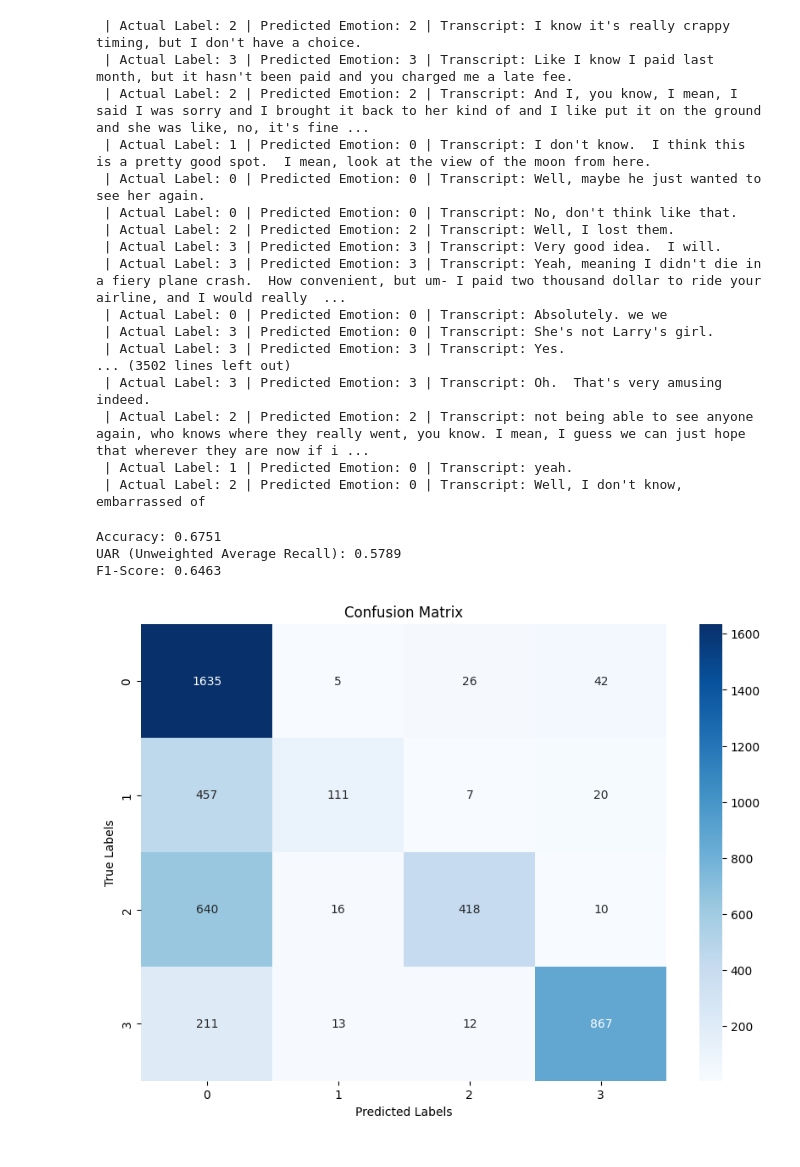
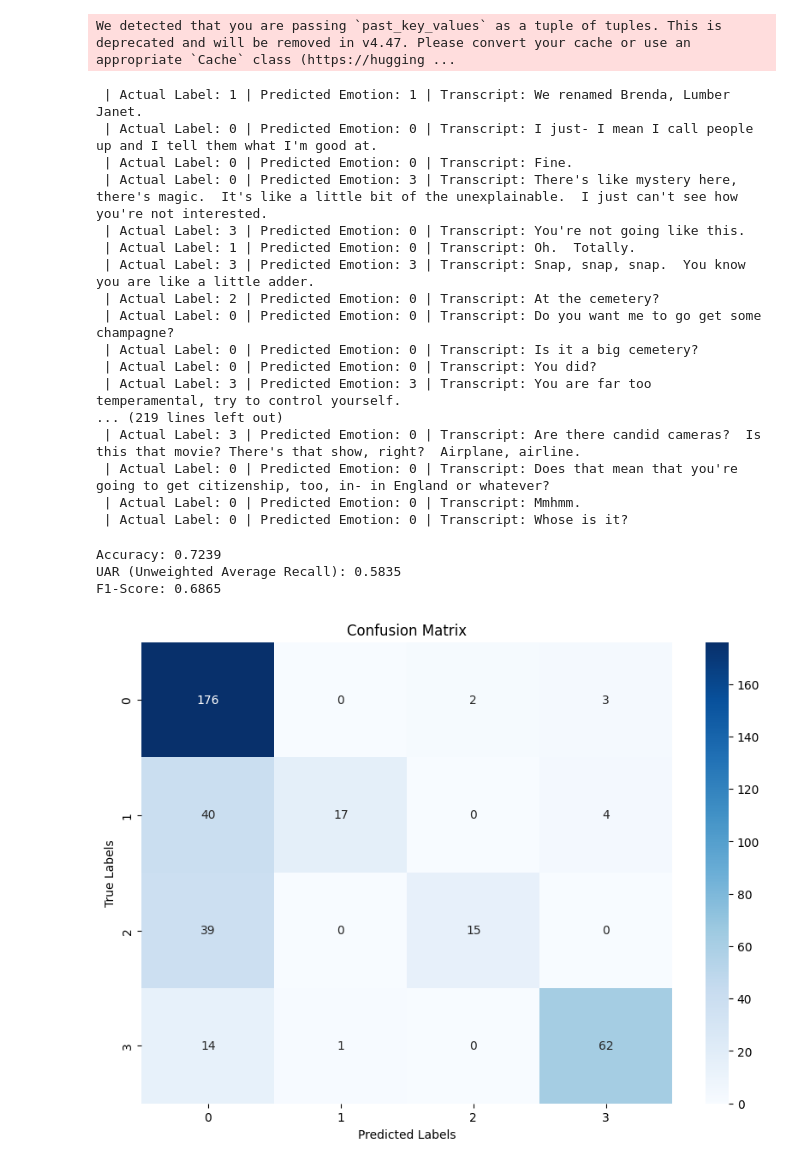
Before and after one commit to wasef-c/EmoSpeech, a Jupyter notebook: QWEN/qwen2audio.ipynb, the cells around one changed output. Saved outputs shown, nothing was run; the diff lists cells and outputs as text; code cells hidden in the pictures.

```diff
--- a/QWEN/qwen2audio.ipynb
+++ b/QWEN/qwen2audio.ipynb
@@ -41,6 +98,7 @@ from io import BytesIO
 from transformers import AutoProcessor, Qwen2AudioForConditionalGeneration
 import librosa
 import warnings
+import csv
 warnings.filterwarnings("ignore", message="It is strongly recommended to pass the `sampling_rate` argument")
 # Map emotions to numbers
 emotion_mapping = {
@@ -54,7 +112,7 @@ emotion_mapping = {
 # # Load processor and model
 # processor = AutoProcessor.from_pretrained("Qwen/Qwen2-Audio-7B-Instruct")
 # model = Qwen2AudioForConditionalGeneration.from_pretrained("Qwen/Qwen2-Audio-7B-Instruct", device_map="auto")
-csv_file = "emotion_results_all.csv"
+csv_file = "emotion_results_937_trainsplit_e40.csv"
 fieldnames = ["Transcript", "Label", "Predicted Emotion", "Mapped Value", "speaker_id"]
 with open(csv_file, mode="w", newline="") as file:
     writer = csv.DictWriter(file, fieldnames=fieldnames)
@@ -168,58 +226,59 @@ for i in range(len(ds)):
     # del input_features
     torch.cuda.empty_cache()  # Optional: Clears the GPU cache
 # %% [output]
- | Actual Label: 2 | Predicted Emotion: 2 | Transcript: I know it's really crappy timing, but I don't have a choice.
- | Actual Label: 3 | Predicted Emotion: 3 | Transcript: Like I know I paid last month, but it hasn't been paid and you charged me a late fee.
- | Actual Label: 2 | Predicted Emotion: 2 | Transcript: And I, you know, I mean, I said I was sorry and I brought it back to her kind of and I like put it on the ground and she was like, no, it's fine ...
- | Actual Label: 1 | Predicted Emotion: 0 | Transcript: I don't know.  I think this is a pretty good spot.  I mean, look at the view of the moon from here.
- | Actual Label: 0 | Predicted Emotion: 0 | Transcript: Well, maybe he just wanted to see her again.
- | Actual Label: 0 | Predicted Emotion: 0 | Transcript: No, don't think like that.
- | Actual Label: 2 | Predicted Emotion: 2 | Transcript: Well, I lost them.
- | Actual Label: 3 | Predicted Emotion: 3 | Transcript: Very good idea.  I will.
- | Actual Label: 3 | Predicted Emotion: 3 | Transcript: Yeah, meaning I didn't die in a fiery plane crash.  How convenient, but um- I paid two thousand dollar to ride your airline, and I would really  ...
- | Actual Label: 0 | Predicted Emotion: 0 | Transcript: Absolutely. we we
- | Actual Label: 3 | Predicted Emotion: 0 | Transcript: She's not Larry's girl.
- | Actual Label: 3 | Predicted Emotion: 3 | Transcript: Yes.
-... (3502 lines left out)
- | Actual Label: 3 | Predicted Emotion: 3 | Transcript: Oh.  That's very amusing indeed.
- | Actual Label: 2 | Predicted Emotion: 2 | Transcript: not being able to see anyone again, who knows where they really went, you know. I mean, I guess we can just hope that wherever they are now if i ...
- | Actual Label: 1 | Predicted Emotion: 0 | Transcript: yeah.
- | Actual Label: 2 | Predicted Emotion: 0 | Transcript: Well, I don't know, embarrassed of
+We detected that you are passing `past_key_values` as a tuple of tuples. This is deprecated and will be removed in v4.47. Please convert your cache or use an appropriate `Cache` class (https://hugging ...
+ | Actual Label: 1 | Predicted Emotion: 1 | Transcript: We renamed Brenda, Lumber Janet.
+ | Actual Label: 0 | Predicted Emotion: 0 | Transcript: I just- I mean I call people up and I tell them what I'm good at.
+ | Actual Label: 0 | Predicted Emotion: 0 | Transcript: Fine.
+ | Actual Label: 0 | Predicted Emotion: 3 | Transcript: There's like mystery here, there's magic.  It's like a little bit of the unexplainable.  I just can't see how you're not interested.
+ | Actual Label: 3 | Predicted Emotion: 0 | Transcript: You're not going like this.
+ | Actual Label: 1 | Predicted Emotion: 0 | Transcript: Oh.  Totally.
+ | Actual Label: 3 | Predicted Emotion: 3 | Transcript: Snap, snap, snap.  You know you are like a little adder.
+ | Actual Label: 2 | Predicted Emotion: 0 | Transcript: At the cemetery?
+ | Actual Label: 0 | Predicted Emotion: 0 | Transcript: Do you want me to go get some champagne?
+ | Actual Label: 0 | Predicted Emotion: 0 | Transcript: Is it a big cemetery?
+ | Actual Label: 0 | Predicted Emotion: 0 | Transcript: You did?
+ | Actual Label: 3 | Predicted Emotion: 3 | Transcript: You are far too temperamental, try to control yourself.
+... (219 lines left out)
+ | Actual Label: 3 | Predicted Emotion: 0 | Transcript: Are there candid cameras?  Is this that movie? There's that show, right?  Airplane, airline.
+ | Actual Label: 0 | Predicted Emotion: 0 | Transcript: Does that mean that you're going to get citizenship, too, in- in England or whatever?
+ | Actual Label: 0 | Predicted Emotion: 0 | Transcript: Mmhmm.
+ | Actual Label: 0 | Predicted Emotion: 0 | Transcript: Whose is it?
 # %%
 import pandas as pd
 import matplotlib.pyplot as plt
 import seaborn as sns
 from sklearn.metrics import accuracy_score, f1_score, recall_score, confusion_matrix
 
-csv_path = r"C:\Users\Paolo\Documents\carol_emo_rec\MLLM\idk\emotion_results_all.csv"  # Replace with your CSV file path
-data = pd.read_csv(csv_path)
+# csv_file = r"C:\Users\Paolo\Documents\carol_emo_rec\MLLM\idk\emotion_results_all.csv"  # Replace with your CSV file path
+data = pd.read_csv(csv_file)
 
 # Extract "Label" and "Mapped Value" columns
 true_labels = data["Label"].astype(int)
 predicted_labels = data["Mapped Value"].astype(int)
 
 # Calculate metrics
 accuracy = accuracy_score(true_labels, predicted_labels)
 f1 = f1_score(true_labels, predicted_labels, average='weighted')  # Use 'macro' for unweighted F1
 uar = recall_score(true_labels, predicted_labels, average='macro')  # Macro-average Recall is UAR
 
 # Print the metrics
 print(f"Accuracy: {accuracy:.4f}")
 print(f"UAR (Unweighted Average Recall): {uar:.4f}")
 print(f"F1-Score: {f1:.4f}")
 
 # Create confusion matrix
 conf_matrix = confusion_matrix(true_labels, predicted_labels)
 
 # Plot confusion matrix
 plt.figure(figsize=(10, 7))
 sns.heatmap(conf_matrix, annot=True, fmt="d", cmap="Blues", xticklabels=[0, 1, 2, 3], yticklabels=[0, 1, 2, 3])
 plt.title("Confusion Matrix")
 plt.xlabel("Predicted Labels")
 plt.ylabel("True Labels")
 plt.show()
 # %% [output]
-Accuracy: 0.6751
-UAR (Unweighted Average Recall): 0.5789
-F1-Score: 0.6463
+Accuracy: 0.7239
+UAR (Unweighted Average Recall): 0.5835
+F1-Score: 0.6865
-[figure, old version]
+[figure, new version]
```
Also changed, not shown: parts of 7 cells of this notebook, 3 other files.
